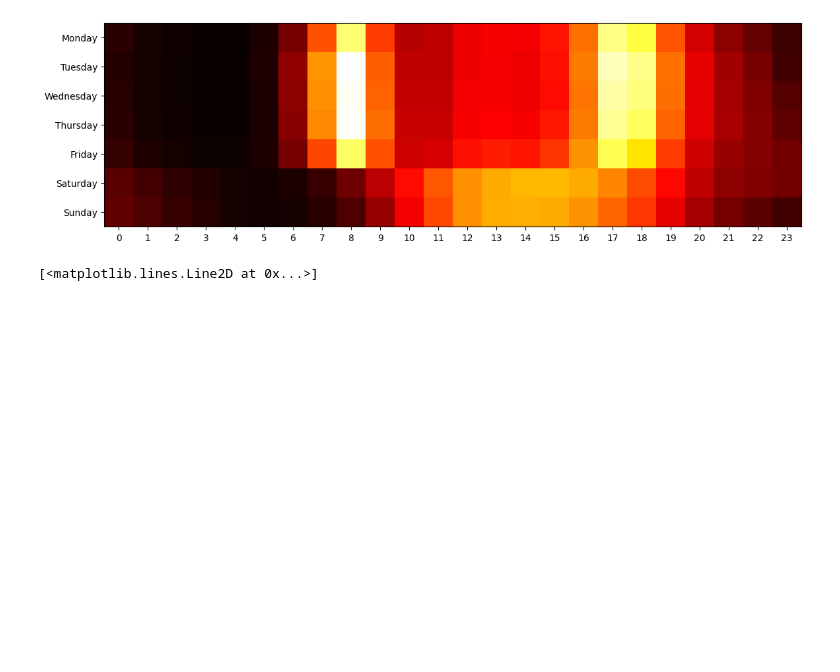
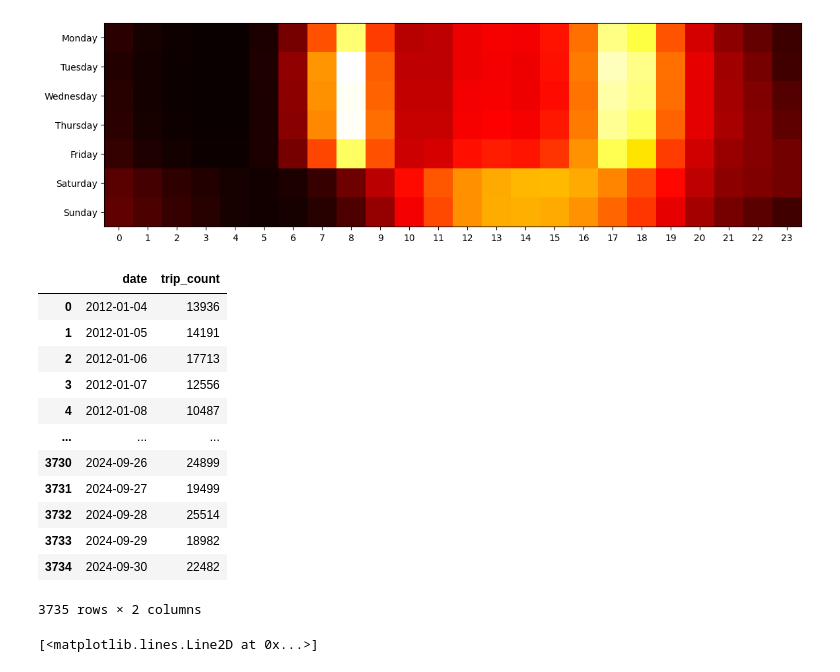
Before and after one commit to evergreen-helix/tfl_santander_cycles, a Jupyter notebook: 3_temporal_patterns.ipynb, the cells around one changed output. Drawn from its saved outputs; the diff is of its cells as text; code cells hidden in the pictures; blank space fills up the shorter version.

```diff
--- a/3_temporal_patterns.ipynb
+++ b/3_temporal_patterns.ipynb
@@ -62,6 +62,22 @@ seasonal_trends = usage_db.execute("""
     GROUP BY date
     ORDER BY date
 """).fetch_df()
+# %%
+seasonal_trends
+# %% [output]
+|  | date | trip_count |
+| 0 | 2012-01-04 | 13936 |
+| 1 | 2012-01-05 | 14191 |
+| 2 | 2012-01-06 | 17713 |
+| 3 | 2012-01-07 | 12556 |
+| 4 | 2012-01-08 | 10487 |
+| ... | ... | ... |
+| 3730 | 2024-09-26 | 24899 |
+| 3731 | 2024-09-27 | 19499 |
+| 3732 | 2024-09-28 | 25514 |
+| 3733 | 2024-09-29 | 18982 |
+| 3734 | 2024-09-30 | 22482 |
+3735 rows × 2 columns
 # %%
 plt.figure(figsize=(14, 4))
 
```
Also changed, not shown: parts of 1 cell of this notebook, 3 other files.
